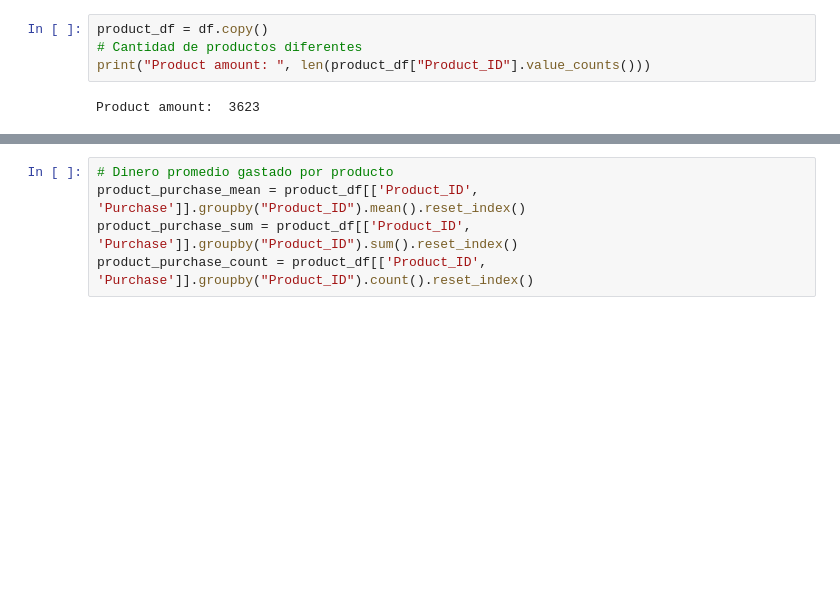
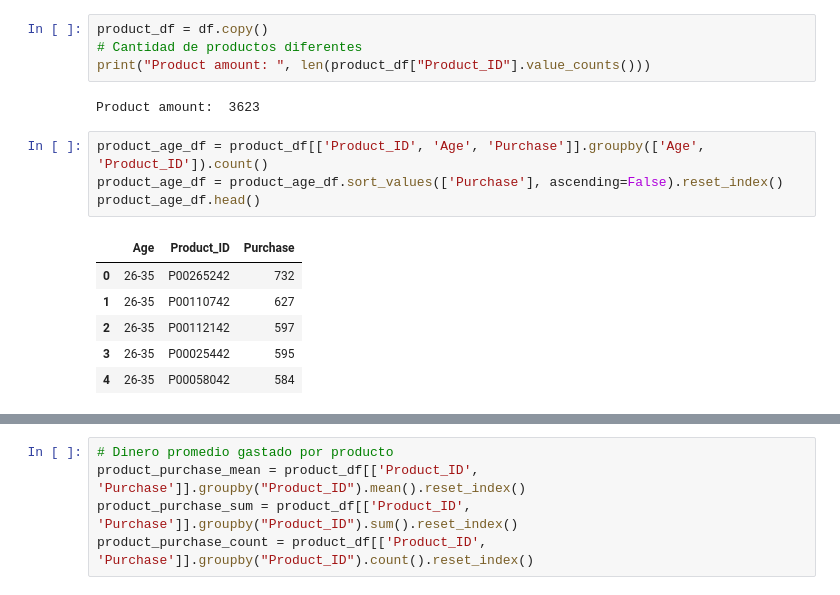
Before and after one commit to nicocurat/black-friday, a Jupyter notebook: black-friday.ipynb, the cells around one changed output, grey strips where cells are left out. Cells and saved outputs as stored; diff of their text form; blank space fills up the shorter version.

```diff
--- a/black-friday.ipynb
+++ b/black-friday.ipynb
@@ -88,3 +88,14 @@ product_df = df.copy()
 print("Product amount: ", len(product_df["Product_ID"].value_counts()))
 # %% [output]
 Product amount:  3623
+# %%
+product_age_df = product_df[['Product_ID', 'Age', 'Purchase']].groupby(['Age', 'Product_ID']).count()
+product_age_df = product_age_df.sort_values(['Purchase'], ascending=False).reset_index()
+product_age_df.head()
+# %% [output]
+|  | Age | Product_ID | Purchase |
+| 0 | 26-35 | P00265242 | 732 |
+| 1 | 26-35 | P00110742 | 627 |
+| 2 | 26-35 | P00112142 | 597 |
+| 3 | 26-35 | P00025442 | 595 |
+| 4 | 26-35 | P00058042 | 584 |
```
Also changed, not shown: parts of 36 cells of this notebook.
